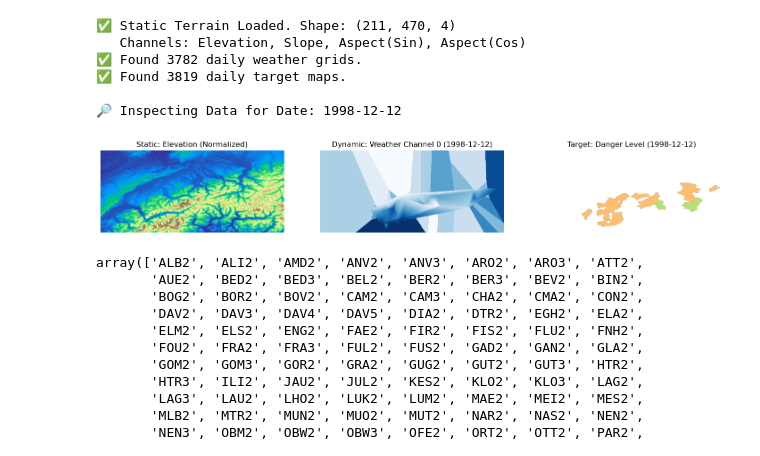
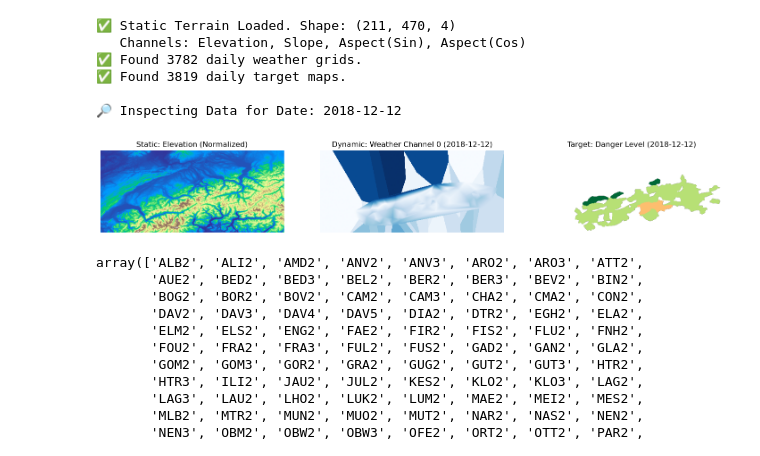
Before and after one commit to FPfenniger/AvalancheRiskProject, a Jupyter notebook: notebooks/Verification_NB.ipynb, the cells around one changed output. Saved outputs shown, nothing was run; the diff lists cells and outputs as text; code cells hidden in the pictures.

```diff
--- a/notebooks/Verification_NB.ipynb
+++ b/notebooks/Verification_NB.ipynb
@@ -32,7 +32,7 @@ if len(dynamic_files) == 0 or len(target_files) == 0:
 # Pick a random date that exists in both sets
 common_dates = list(set([f.split('.')[0] for f in dynamic_files]) &
                     set([f.split('.')[0] for f in target_files]))
-test_date = "1998-12-12"
+test_date = "2018-12-12"
 print(f"\n🔎 Inspecting Data for Date: {test_date}")
 
 # Load Data
@@ -42,35 +42,35 @@ target_data = np.load(os.path.join(TARGET_DIR, f"{test_date}.npy"))
 # Plotting
 fig, axs = plt.subplots(1, 3, figsize=(18, 6))
 
 # Plot 1: Static Elevation (Background)
 # We use origin='lower' because we confirmed your arrays are South-Up (Index 0 = South)
 axs[0].imshow(static_data[:, :, 0], cmap='terrain', origin='lower')
 axs[0].set_title("Static: Elevation (Normalized)")
 axs[0].axis('off')
 
 # Plot 2: Dynamic Feature (e.g., Channel 0 = HN72_24 / 3-Day Snow)
 # Check your DYNAMIC_FEATURES list to know which index is which. Usually 0 is snow.
 # Use a masked array to hide 0s if you want to see the shape better
 axs[1].imshow(weather_data[:, :, 0], cmap='Blues', origin='lower')
 axs[1].set_title(f"Dynamic: Weather Channel 0 ({test_date})")
 axs[1].axis('off')
 
 # Plot 3: Target Labels (Danger Level)
 # Mask out the -1 values (No Data / Borders) so they don't mess up the colors
 masked_target = np.ma.masked_where(target_data < 0, target_data)
 axs[2].imshow(masked_target, cmap='RdYlGn_r', origin='lower', vmin=1, vmax=4)
 axs[2].set_title(f"Target: Danger Level ({test_date})")
 axs[2].axis('off')
 
 plt.show()
 # %% [output]
 ✅ Static Terrain Loaded. Shape: (211, 470, 4)
    Channels: Elevation, Slope, Aspect(Sin), Aspect(Cos)
 ✅ Found 3782 daily weather grids.
 ✅ Found 3819 daily target maps.
 
-🔎 Inspecting Data for Date: 1998-12-12
+🔎 Inspecting Data for Date: 2018-12-12
-[figure, old version]
+[figure, new version]
 # %%
 df = pd.read_parquet('../data/cleaned_data.parquet')
 df['station_code'].unique()
```
Also changed, not shown: parts of 1 cell of this notebook, 1 other file.
